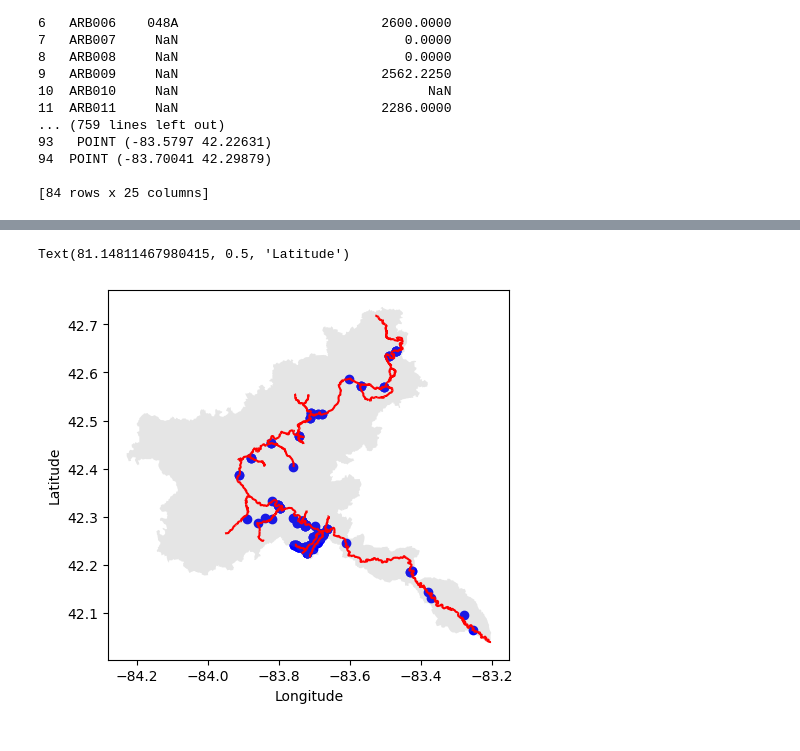
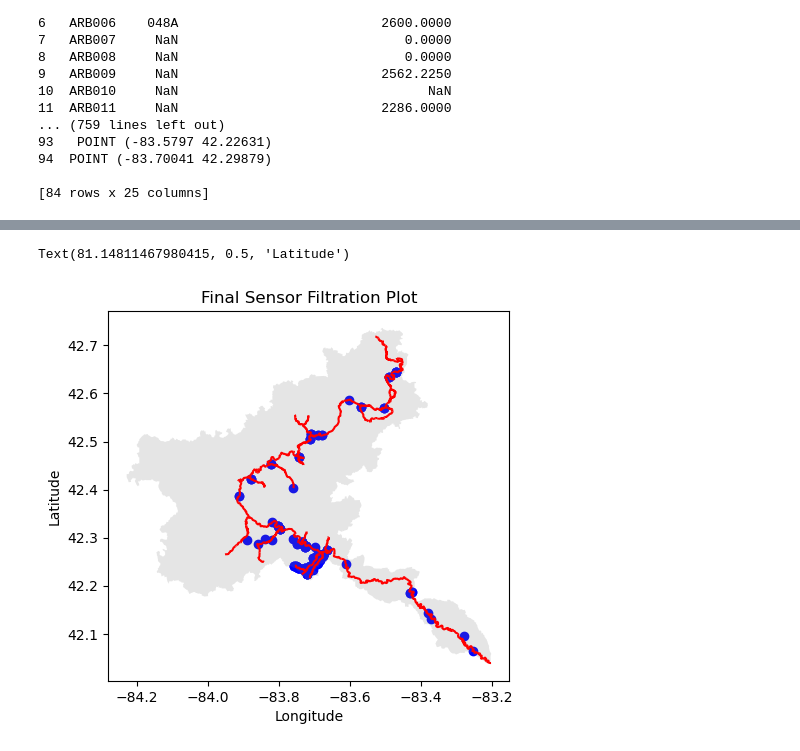
Before and after one commit to shinapatel/Huron_Watershed_Site_Updates, a Jupyter notebook: huron_geo.ipynb, the cells around one changed output, grey strips where cells are left out. Cells and saved outputs as stored; diff of their text form; code cells hidden in the pictures.

```diff
--- a/huron_geo.ipynb
+++ b/huron_geo.ipynb
@@ -318,29 +245,29 @@ Right CRS: EPSG:4269
 # %%
 # Load GeoJSON files into GeoDataFrames
-# sensor_file = 'sensors_within_huron_watershed.geojson'
 sensor_file = 'sensors_near_river.geojson'
 river_file = 'Huron_RiverSystem.geojson'
-watershed_file = "Huron_Watershed.geojson"
+watershed_file = 'Huron_Watershed.geojson'
 
 sensor = gpd.read_file(sensor_file)
 river = gpd.read_file(river_file)
 watershed = gpd.read_file(watershed_file)
 
 # Plot GeoDataFrames on the same plot
 ax = sensor.plot(color='blue', label='DWL @ UM sensors')
 river.plot(ax=ax, color='red', label='Rivers')
 watershed.plot(ax=ax, color='gray', label='Watershed', alpha = 0.2)
 
-# Add legends and labels
+# Add title, labels
 # ax.legend()
+ax.set_title("Final Sensor Filtration Plot")
 ax.set_xlabel('Longitude')
 ax.set_ylabel('Latitude')
 
 # all sensors in the watershed
 # on the river (buffer = 0.001)
 # near the river (buffer = 0.01)
 # sensors purely near the river
 # have all sensors in watershed and filter out any near ones
 # %% [output]
 Text(81.14811467980415, 0.5, 'Latitude')
-[figure, old version]
+[figure, new version]
```
Also changed, not shown: parts of 17 cells of this notebook, 1 other file.
